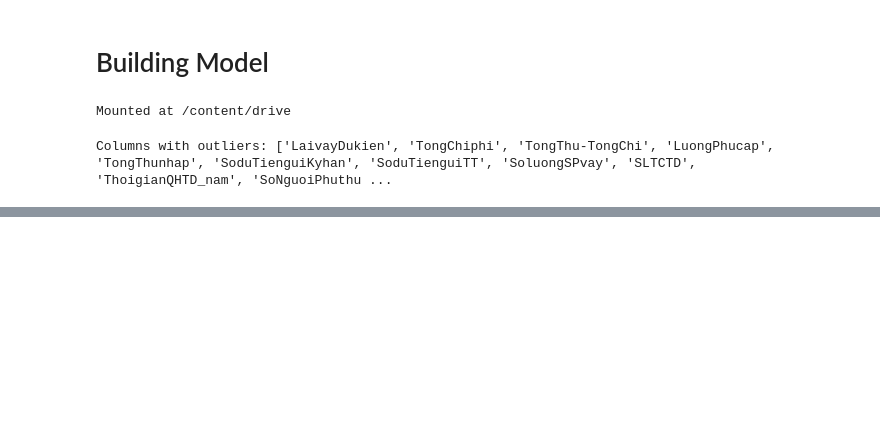
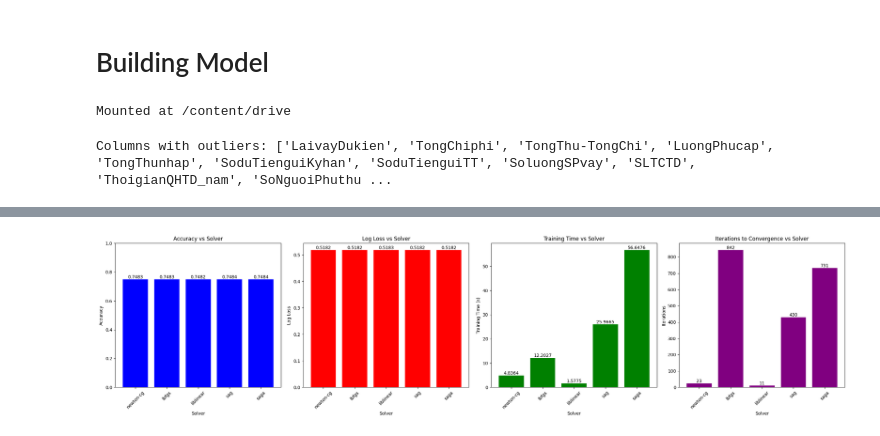
Before and after one commit to nguyenhuuhoang3697/Logistic-Regression-from-scratch, a Jupyter notebook: Run_model.ipynb, the cells around one changed output, grey strips where cells are left out. Drawn from its saved outputs; the diff is of its cells as text; code cells hidden in the pictures; blank space fills up the shorter version.

```diff
--- a/Run_model.ipynb
+++ b/Run_model.ipynb
@@ -920,0 +1000,99 @@ plt.show()
+# %%
+import time
+import numpy as np
+import pandas as pd
+import matplotlib.pyplot as plt
+from sklearn.linear_model import LogisticRegression
+from sklearn.metrics import accuracy_score, log_loss
+
+# Available solvers in scikit-learn's LogisticRegression
+solvers = ['newton-cg', 'lbfgs', 'liblinear', 'sag', 'saga']
+
+# Dictionary to store results
+results = {'Solver': [], 'Accuracy': [], 'Log Loss': [], 'Training Time (s)': [], 'Iterations': []}
+
+# Loop through each solver
+for solver in solvers:
+    model = LogisticRegression(solver=solver, max_iter=5000)
+
+    # Start timing
+    start_time = time.time()
+
+    # Fit the model
+    model.fit(X_train_processed, y_train)
+
+    # Calculate training time
+    train_time = time.time() - start_time
+
+    # Make predictions
+    y_pred = model.predict(X_test_processed)
+    y_pred_proba = model.predict_proba(X_test_processed)
+
+    # Calculate accuracy and log loss
+    acc = accuracy_score(y_test, y_pred)
+    loss = log_loss(y_test, y_pred_proba)
+
+    # Number of iterations until convergence
+    if isinstance(model.n_iter_, (list, np.ndarray)):
+        iters = model.n_iter_[0]  # Take the first element if it's an array
+    else:
+        iters = model.n_iter_
+
+    # Store results
+    results['Solver'].append(solver)
+    results['Accuracy'].append(acc)
+    results['Log Loss'].append(loss)
+    results['Training Time (s)'].append(train_time)
+    results['Iterations'].append(iters)
+
+# Convert the results into a DataFrame for better visualization
+results_df = pd.DataFrame(results)
+
+# Plotting the results
+plt.figure(figsize=(24, 6))
+
+# Plotting Accuracy
+plt.subplot(1, 4, 1)
+bars = plt.bar(results_df['Solver'], results_df['Accuracy'], color='blue')
+plt.xlabel('Solver')
+plt.ylabel('Accuracy')
+plt.title('Accuracy vs Solver')
+plt.ylim(0, 1)  # Assuming accuracy is between 0 and 1
+plt.xticks(rotation=45)
+for bar, acc in zip(bars, results_df['Accuracy']):
+    plt.text(bar.get_x() + bar.get_width() / 2, bar.get_height(), f'{acc:.4f}', ha='center', va='bottom')
+
+# Plotting Log Loss
+plt.subplot(1, 4, 2)
+bars = plt.bar(results_df['Solver'], results_df['Log Loss'], color='red')
+plt.xlabel('Solver')
+plt.ylabel('Log Loss')
+plt.title('Log Loss vs Solver')
+plt.xticks(rotation=45)
+for bar, loss in zip(bars, results_df['Log Loss']):
+    plt.text(bar.get_x() + bar.get_width() / 2, bar.get_height(), f'{loss:.4f}', ha='center', va='bottom')
+
+# Plotting Training Time
+plt.subplot(1, 4, 3)
+bars = plt.bar(results_df['Solver'], results_df['Training Time (s)'], color='green')
+plt.xlabel('Solver')
+plt.ylabel('Training Time (s)')
+plt.title('Training Time vs Solver')
+plt.xticks(rotation=45)
+for bar, time in zip(bars, results_df['Training Time (s)']):
+    plt.text(bar.get_x() + bar.get_width() / 2, bar.get_height(), f'{time:.4f}', ha='center', va='bottom')
+
+# Plotting Iterations until Convergence
+plt.subplot(1, 4, 4)
+bars = plt.bar(results_df['Solver'], results_df['Iterations'], color='purple')
+plt.xlabel('Solver')
+plt.ylabel('Iterations')
+plt.title('Iterations to Convergence vs Solver')
+plt.xticks(rotation=45)
+for bar, iters in zip(bars, results_df['Iterations']):
+    plt.text(bar.get_x() + bar.get_width() / 2, bar.get_height(), f'{iters}', ha='center', va='bottom')
+
+plt.tight_layout()
+plt.show()
+# %% [output]
+[figure, added]
```
Also changed, not shown: parts of 44 cells of this notebook.
